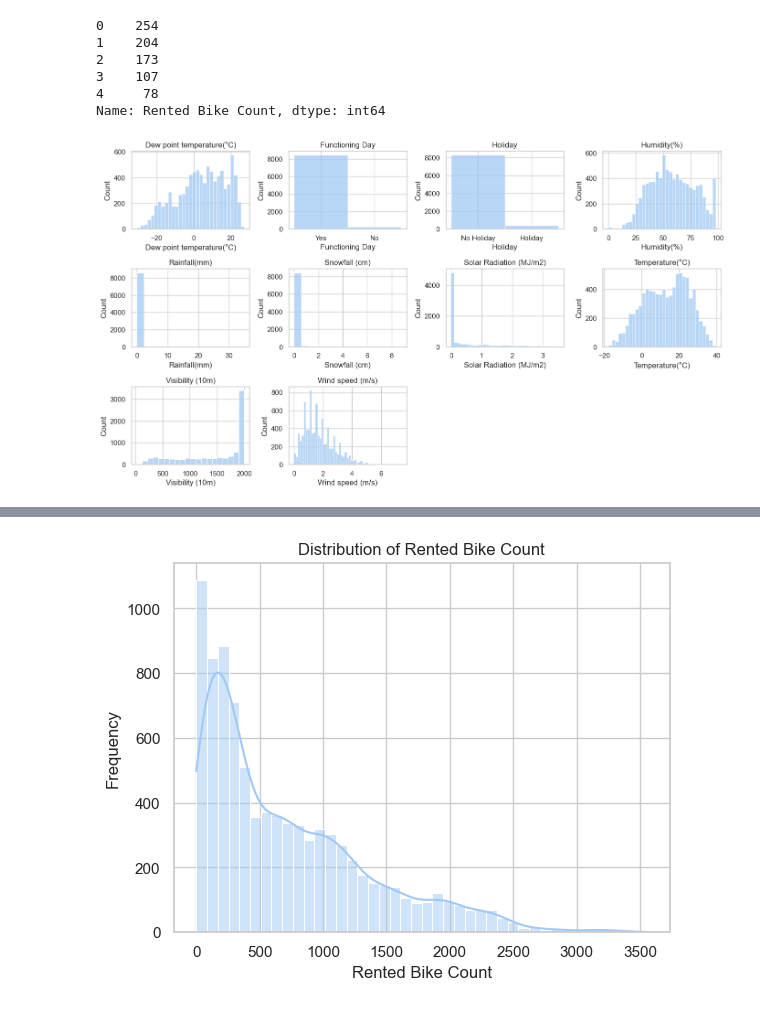
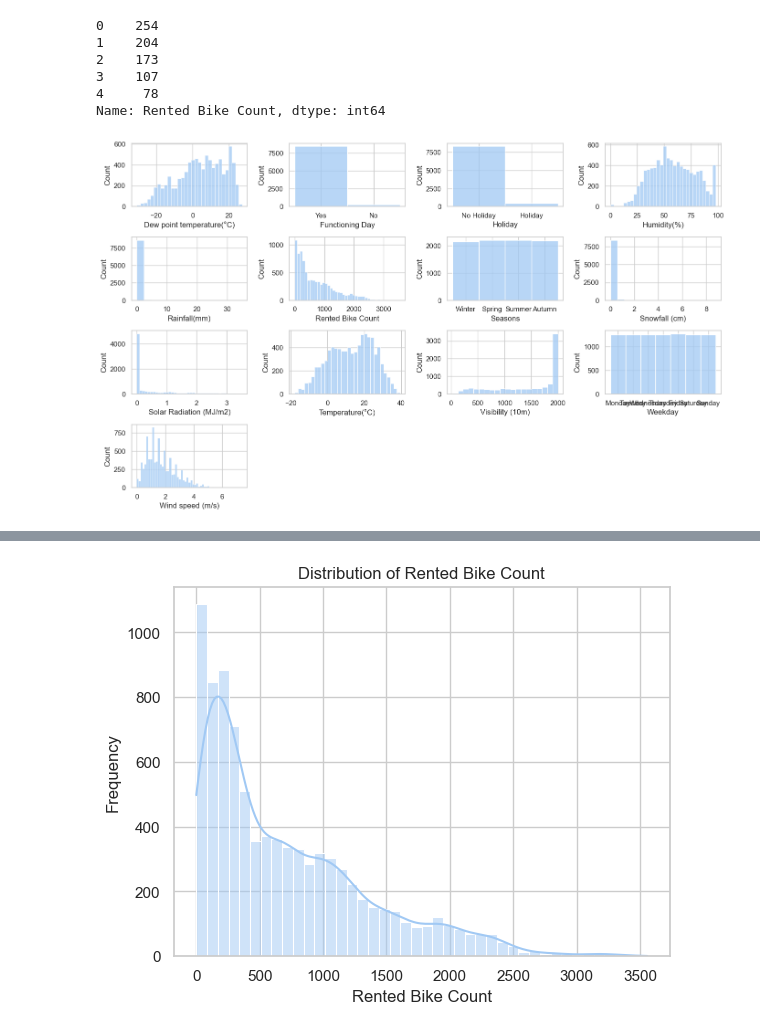
Before and after one commit to Isawsomethingb4/Seoul-Bike-Sharing-Demand-Analysis, a Jupyter notebook: src/bike.ipynb, the cells around one changed output, grey strips where cells are left out. Saved outputs shown, nothing was run; the diff lists cells and outputs as text; code cells hidden in the pictures.

```diff
--- a/src/bike.ipynb
+++ b/src/bike.ipynb
@@ -21,0 +13,8 @@ seoulBike.head(10)
+# %%
+seoulBike = pd.read_csv("SeoulBikeData.csv",encoding='ISO-8859-1')
+
+seoulBike['Date'] = pd.to_datetime(seoulBike['Date'], format='%d/%m/%Y')
+seoulBike['Weekday'] = seoulBike['Date'].dt.day_name()
+seoulBike['Weekday'] = pd.Categorical(seoulBike['Weekday'], categories=['Monday', 'Tuesday', 'Wednesday', 'Thursday', 'Friday', 'Saturday', 'Sunday'], ordered=True)
+
+seoulBike.head()
@@ -80,17 +127,16 @@ Name: Rented Bike Count, dtype: int64
 # %%
 sns.set(style="whitegrid")
 sns.set_palette("pastel")
 
 plt.figure(figsize=(14, 10))
 
-variables = X.columns.difference(['Date', 'Seasons',"Hour"])
-
+#variables = X.columns.difference(['Date', 'Seasons',"Hour"])
+variables = seoulBike.columns.difference(['Date', "Hour"])
 for i, var in enumerate(variables):
-    plt.subplot(4, 4, i + 1)
-    sns.histplot(X[var])
-    plt.title(var)
+    plt.subplot(5, 4, i + 1)
+    sns.histplot(seoulBike[var])
 
 plt.tight_layout()
 plt.show()
 # %% [output]
-[figure, old version]
+[figure, new version]
```
Also changed, not shown: parts of 76 cells of this notebook, 1 other file.
